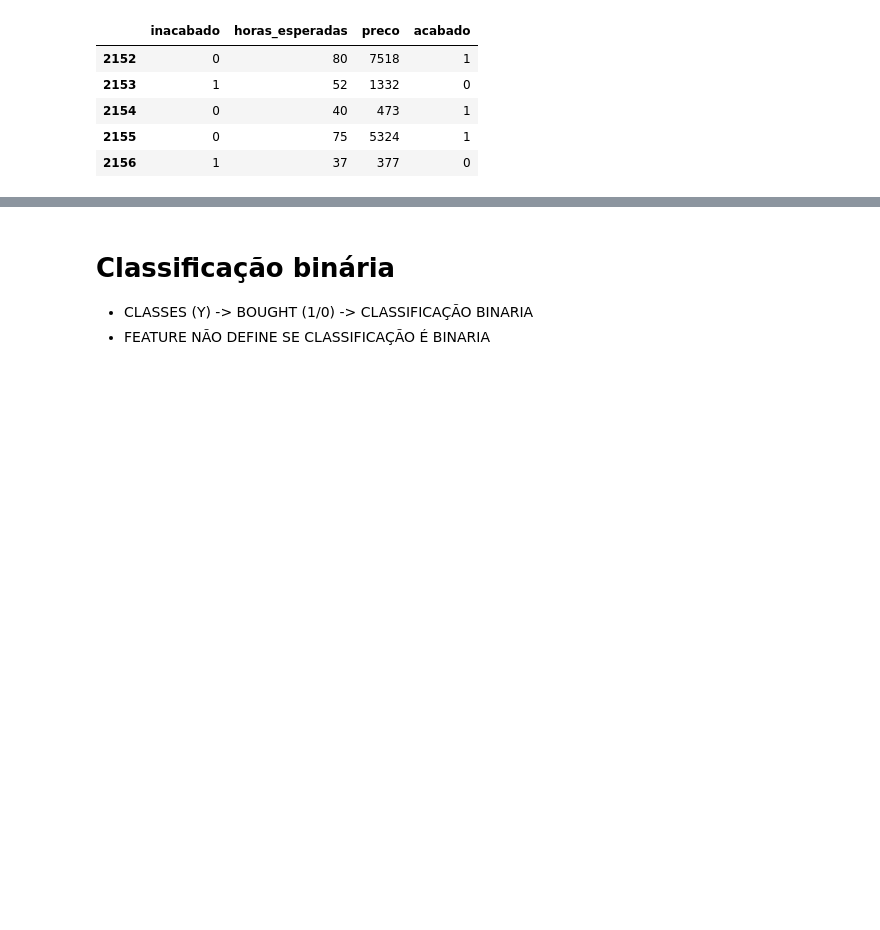
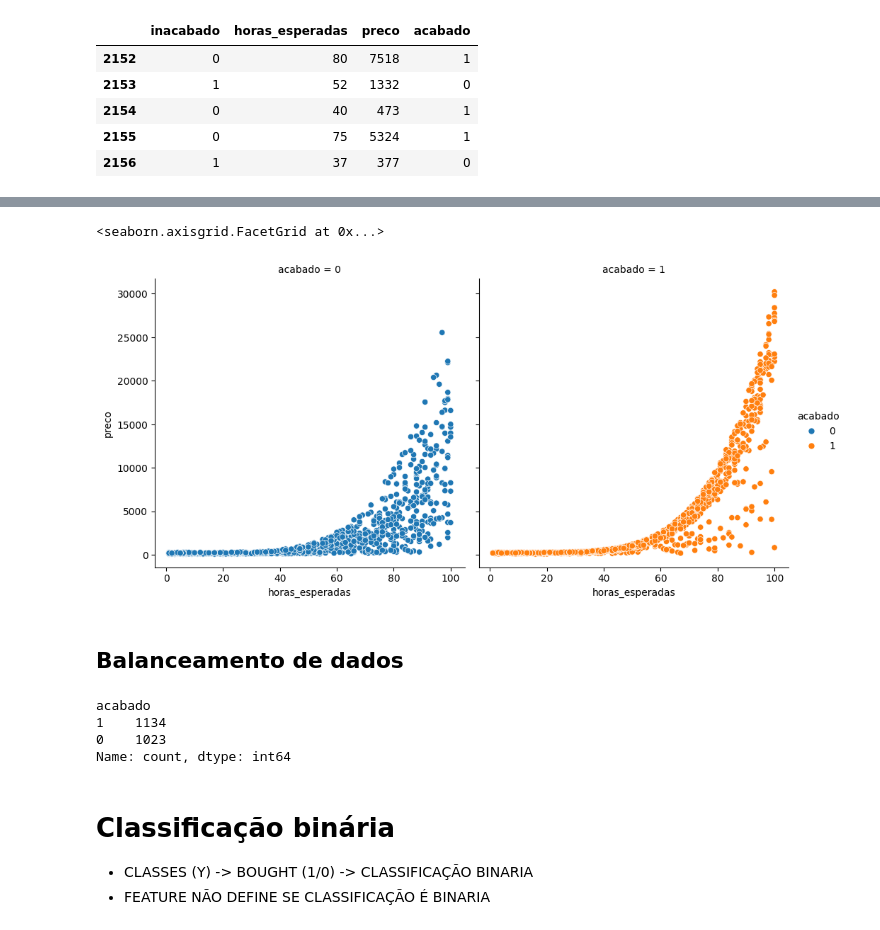
Before and after one commit to rafaellima13/ml_finished_projects, a Jupyter notebook: Cópia_de_Atividade_6_1_Classificação_Binária_Atividade_04_Projects_Rafael_Lima_Belém.ipynb, the cells around one changed output, grey strips where cells are left out. Saved outputs shown, nothing was run; the diff lists cells and outputs as text; code cells hidden in the pictures; blank space fills up the shorter version.

```diff
--- a/Cópia_de_Atividade_6_1_Classificação_Binária_Atividade_04_Projects_Rafael_Lima_Belém.ipynb
+++ b/Cópia_de_Atividade_6_1_Classificação_Binária_Atividade_04_Projects_Rafael_Lima_Belém.ipynb
@@ -40,3 +55,17 @@ dados.tail()
+# %%
+sns.relplot(x="horas_esperadas", y="preco", hue="acabado", col="acabado", data=dados)
+# %% [output]
+<seaborn.axisgrid.FacetGrid at 0x...>
+[figure, added]
+# %% [markdown]
+## Balanceamento de dados
+# %%
+dados.acabado.value_counts()
+# %% [output]
+acabado
+1    1134
+0    1023
+Name: count, dtype: int64
 # %% [markdown]
 # Classificação binária
 
```
Also changed, not shown: parts of 17 cells of this notebook.
